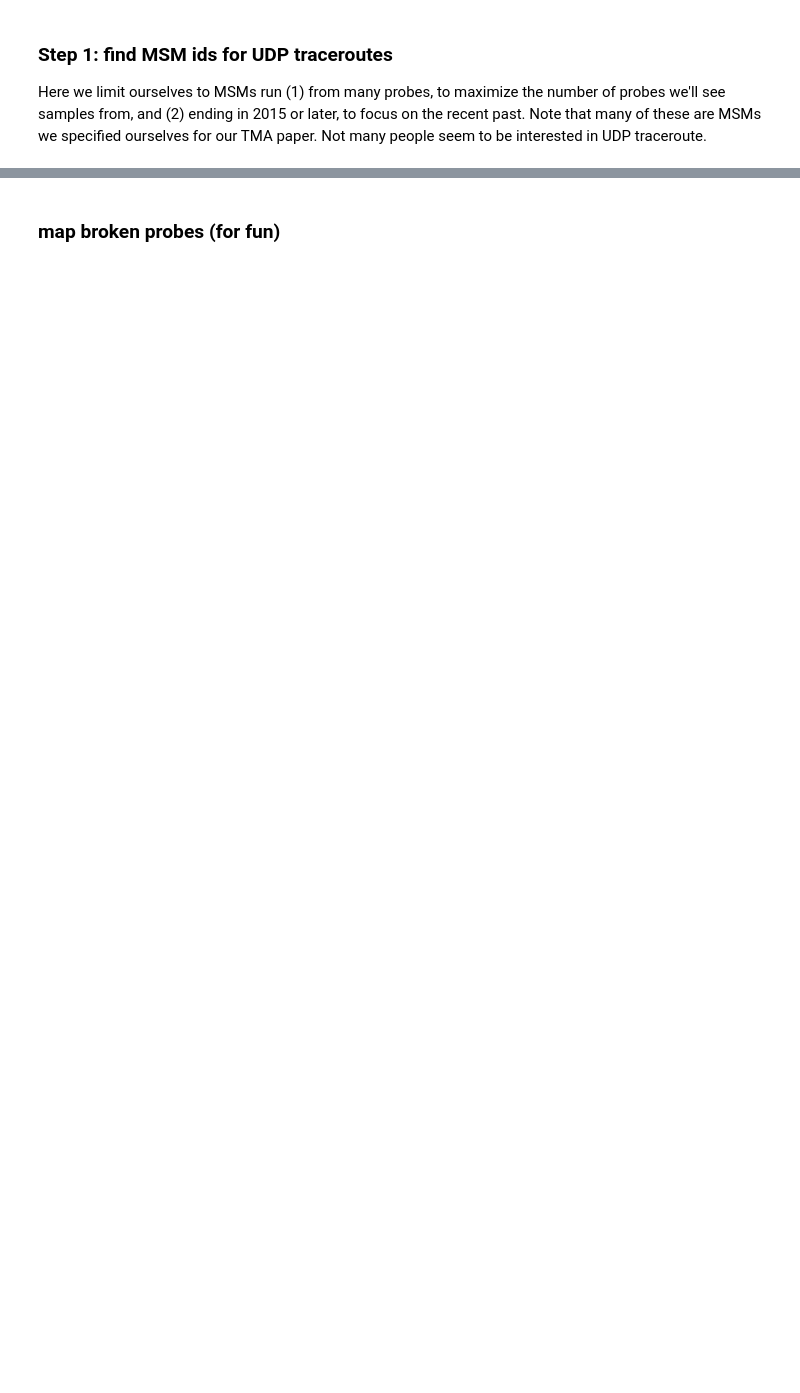
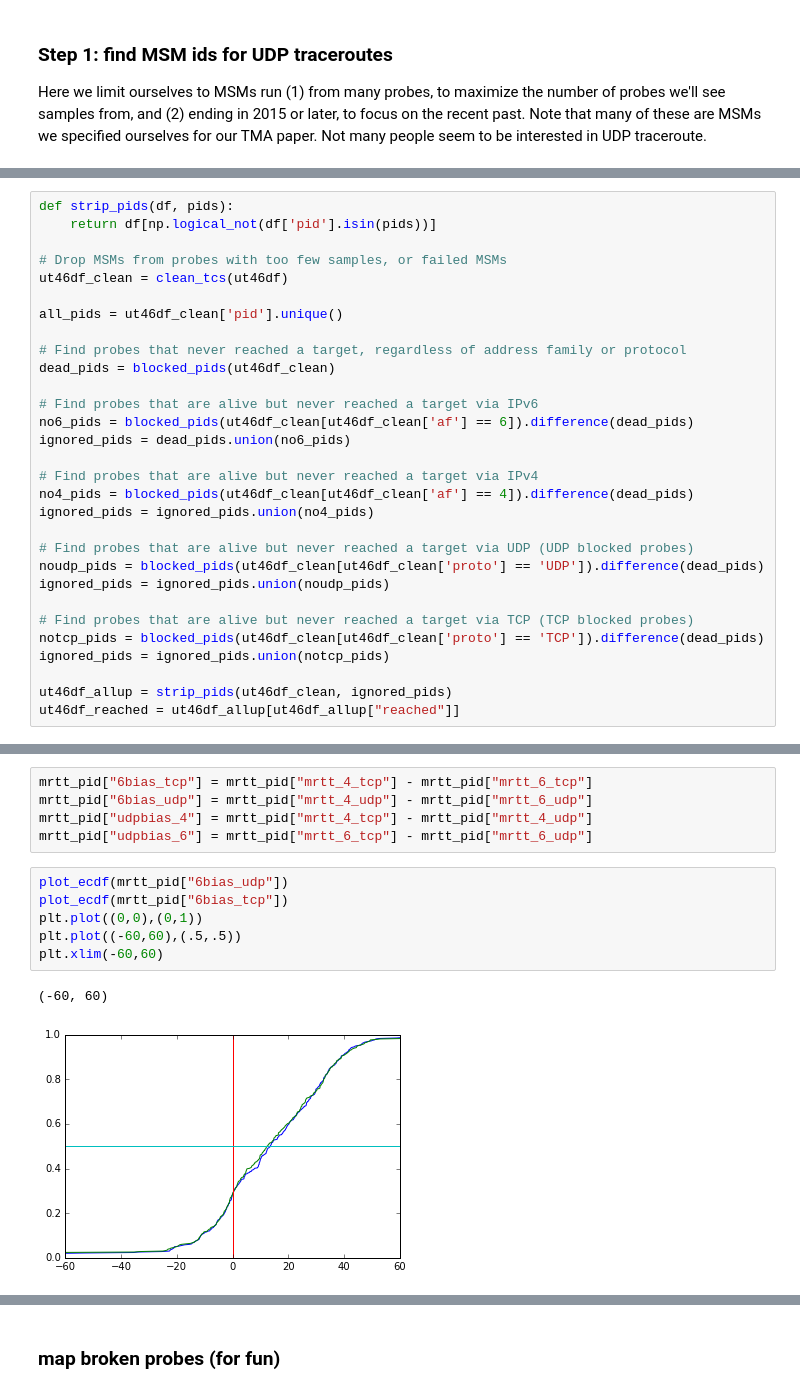
Before and after one commit to mami-project/udpdiff, a Jupyter notebook: atlas_probe_conn_Jan16/probe_udp_traceconn.ipynb, the cells around one changed output, grey strips where cells are left out. Drawn from its saved outputs; the diff is of its cells as text; blank space fills up the shorter version.

```diff
--- a/atlas_probe_conn_Jan16/probe_udp_traceconn.ipynb
+++ b/atlas_probe_conn_Jan16/probe_udp_traceconn.ipynb
@@ -363,0 +456,30 @@ Wall time: 5min 13s
+# %%
+def strip_pids(df, pids):
+    return df[np.logical_not(df['pid'].isin(pids))]
+
+# Drop MSMs from probes with too few samples, or failed MSMs
+ut46df_clean = clean_tcs(ut46df)
+
+all_pids = ut46df_clean['pid'].unique()
+
+# Find probes that never reached a target, regardless of address family or protocol
+dead_pids = blocked_pids(ut46df_clean)
+
+# Find probes that are alive but never reached a target via IPv6
+no6_pids = blocked_pids(ut46df_clean[ut46df_clean['af'] == 6]).difference(dead_pids)
+ignored_pids = dead_pids.union(no6_pids)
+
+# Find probes that are alive but never reached a target via IPv4
+no4_pids = blocked_pids(ut46df_clean[ut46df_clean['af'] == 4]).difference(dead_pids)
+ignored_pids = ignored_pids.union(no4_pids)
+
+# Find probes that are alive but never reached a target via UDP (UDP blocked probes)
+noudp_pids = blocked_pids(ut46df_clean[ut46df_clean['proto'] == 'UDP']).difference(dead_pids)
+ignored_pids = ignored_pids.union(noudp_pids)
+
+# Find probes that are alive but never reached a target via TCP (TCP blocked probes)
+notcp_pids = blocked_pids(ut46df_clean[ut46df_clean['proto'] == 'TCP']).difference(dead_pids)
+ignored_pids = ignored_pids.union(notcp_pids)
+
+ut46df_allup = strip_pids(ut46df_clean, ignored_pids)
+ut46df_reached = ut46df_allup[ut46df_allup["reached"]]
@@ -363,0 +526,14 @@ Wall time: 5min 13s
+# %%
+mrtt_pid["6bias_tcp"] = mrtt_pid["mrtt_4_tcp"] - mrtt_pid["mrtt_6_tcp"]
+mrtt_pid["6bias_udp"] = mrtt_pid["mrtt_4_udp"] - mrtt_pid["mrtt_6_udp"]
+mrtt_pid["udpbias_4"] = mrtt_pid["mrtt_4_tcp"] - mrtt_pid["mrtt_4_udp"]
+mrtt_pid["udpbias_6"] = mrtt_pid["mrtt_6_tcp"] - mrtt_pid["mrtt_6_udp"]
+# %%
+plot_ecdf(mrtt_pid["6bias_udp"])
+plot_ecdf(mrtt_pid["6bias_tcp"])
+plt.plot((0,0),(0,1))
+plt.plot((-60,60),(.5,.5))
+plt.xlim(-60,60)
+# %% [output]
+(-60, 60)
+[figure, added]
```
Also changed, not shown: parts of 43 cells of this notebook.
